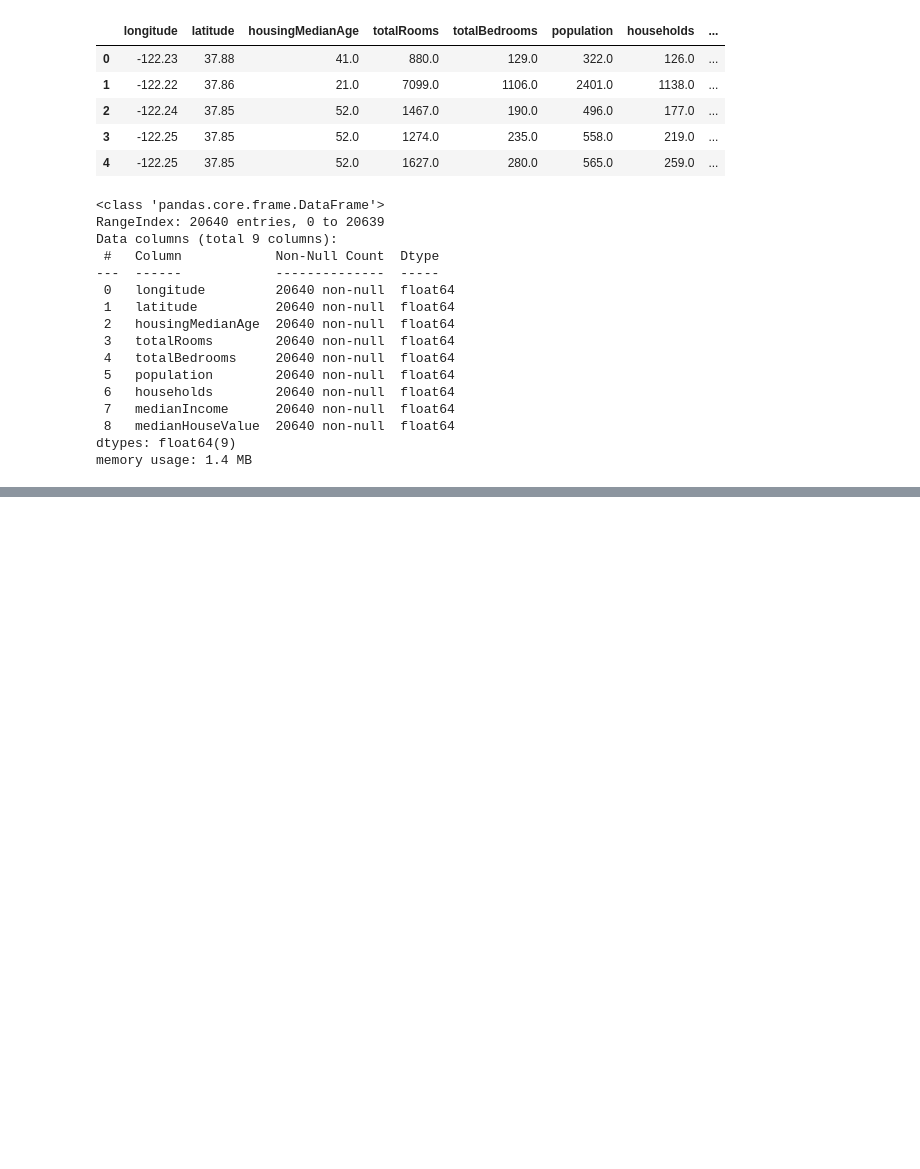
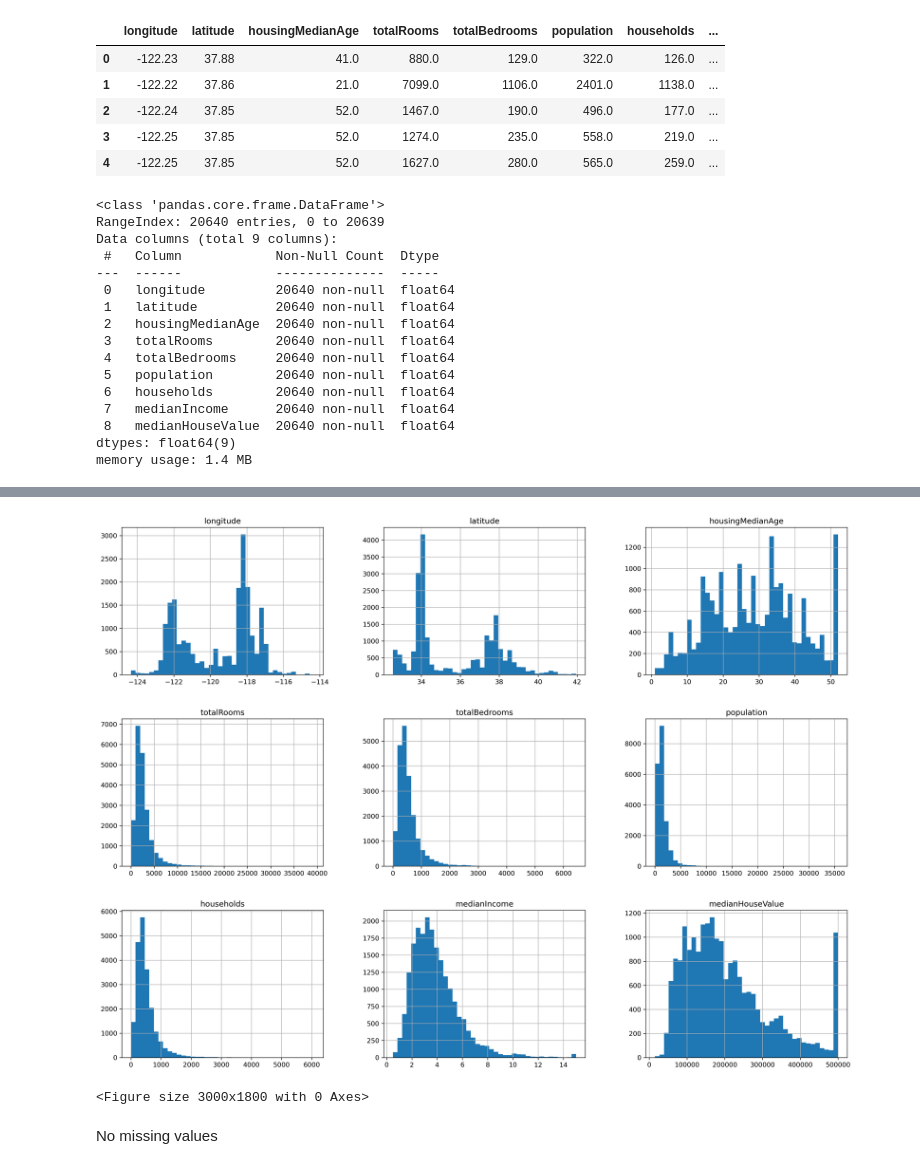
Before and after one commit to rcortezk9/Cal_Housing_Price_Prediction, a Jupyter notebook: Housing_Price_Prediction.ipynb, the cells around one changed output, grey strips where cells are left out. Cells and saved outputs as stored; diff of their text form; code cells hidden in the pictures; blank space fills up the shorter version.

Commit message:
Histogram of all the varibles and check for any null values.

```diff
--- a/Housing_Price_Prediction.ipynb
+++ b/Housing_Price_Prediction.ipynb
@@ -38,0 +56,9 @@ memory usage: 1.4 MB
+# %%
+housing.hist(bins=40, figsize=(20, 15))
+_ = plt.figure(figsize=(10,6))
+_ = plt.show()
+# %% [output]
+[figure, added]
+<Figure size 3000x1800 with 0 Axes>
+# %% [markdown]
+No missing values
```
Also changed, not shown: parts of 4 cells of this notebook.
